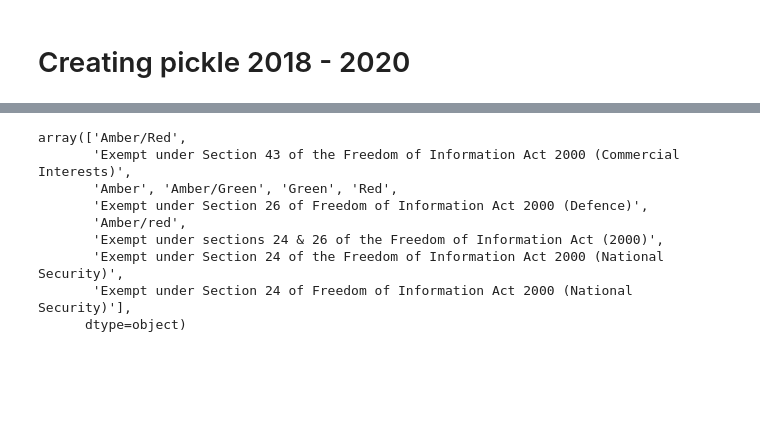
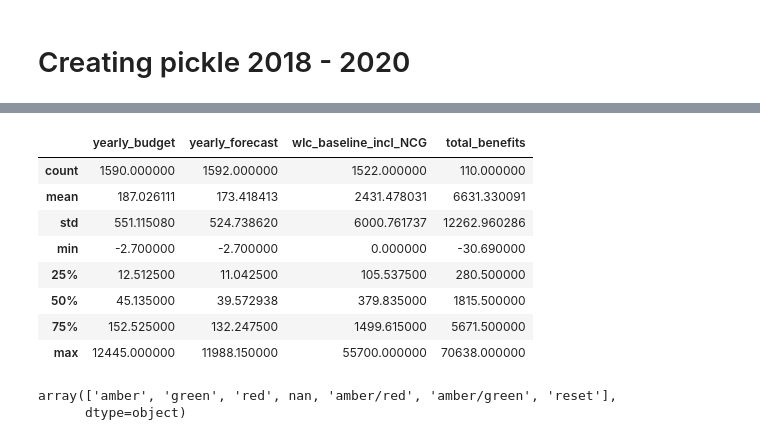
Before and after one commit to rauschgold/ds-bootcamp-capstone-project, a Jupyter notebook: notebooks/eda_hieu.ipynb, the cells around one changed output, grey strips where cells are left out. Saved outputs shown, nothing was run; the diff lists cells and outputs as text; code cells hidden in the pictures; blank space fills up the shorter version.

```diff
--- a/notebooks/eda_hieu.ipynb
+++ b/notebooks/eda_hieu.ipynb
@@ -1,14 +1,15 @@
 # %%
 import pandas as pd
-import seaborn as sn
+import seaborn as sns
 import matplotlib.pyplot as plt
 import numpy as np
 import missingno as msn
+import re
 
 import glob
 
 pd.set_option('display.max_columns', None)
-# pd.set_option('display.max_rows', None)
+pd.set_option('display.max_rows', None)
 # pd.set_option('display.float_format', '{:.2f}'.format)
 # pd.set_option('display.width', None)
 # %% [markdown]
@@ -113,12 +132,17 @@ df_18_20[df_18_20["end_date_new"].isna()]
+# %%
+df.describe()[["yearly_budget", "yearly_forecast", "wlc_baseline_incl_NCG", "total_benefits"]]
+# %% [output]
+|  | yearly_budget | yearly_forecast | wlc_baseline_incl_NCG | total_benefits |
+| count | 1590.000000 | 1592.000000 | 1522.000000 | 110.000000 |
+| mean | 187.026111 | 173.418413 | 2431.478031 | 6631.330091 |
+| std | 551.115080 | 524.738620 | 6000.761737 | 12262.960286 |
+| min | -2.700000 | -2.700000 | 0.000000 | -30.690000 |
+| 25% | 12.512500 | 11.042500 | 105.537500 | 280.500000 |
+| 50% | 45.135000 | 39.572938 | 379.835000 | 1815.500000 |
+| 75% | 152.525000 | 132.247500 | 1499.615000 | 5671.500000 |
+| max | 12445.000000 | 11988.150000 | 55700.000000 | 70638.000000 |
 # %%
-df_18_20["colour_rating"].unique()
+df["colour_rating"].unique()
 # %% [output]
-array(['Amber/Red',
-       'Exempt under Section 43 of the Freedom of Information Act 2000 (Commercial Interests)',
-       'Amber', 'Amber/Green', 'Green', 'Red',
-       'Exempt under Section 26 of Freedom of Information Act 2000 (Defence)',
-       'Amber/red',
-       'Exempt under sections 24 & 26 of the Freedom of Information Act (2000)',
-       'Exempt under Section 24 of the Freedom of Information Act 2000 (National Security)',
-       'Exempt under Section 24 of Freedom of Information Act 2000 (National Security)'],
+array(['amber', 'green', 'red', nan, 'amber/red', 'amber/green', 'reset'],
       dtype=object)
```
Also changed, not shown: parts of 43 cells of this notebook, 7 other files.
